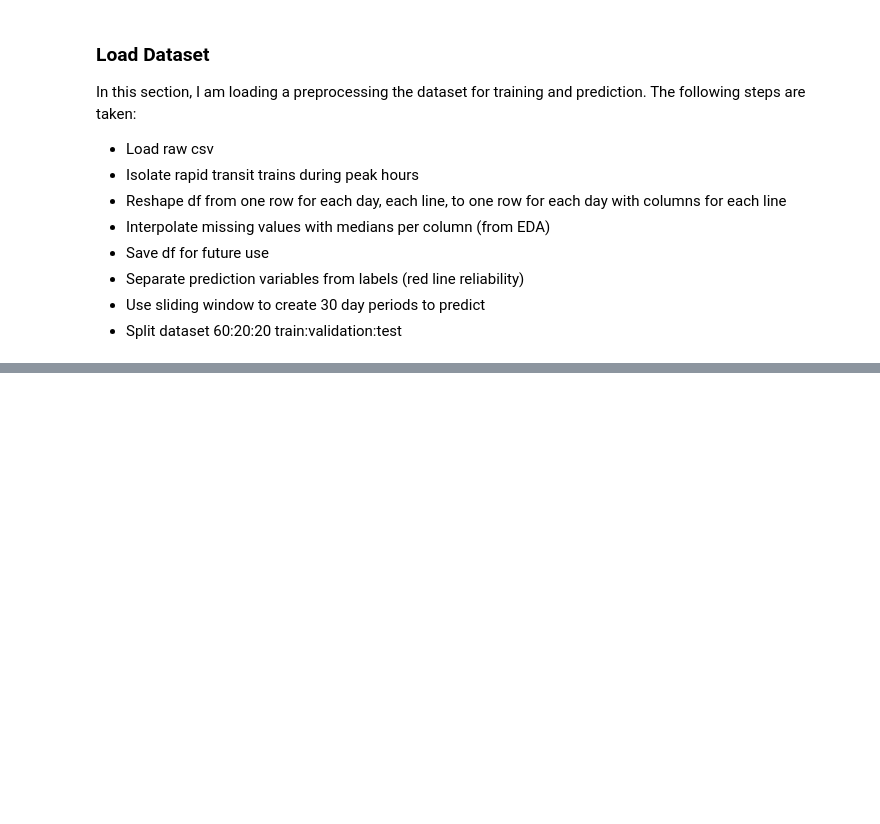
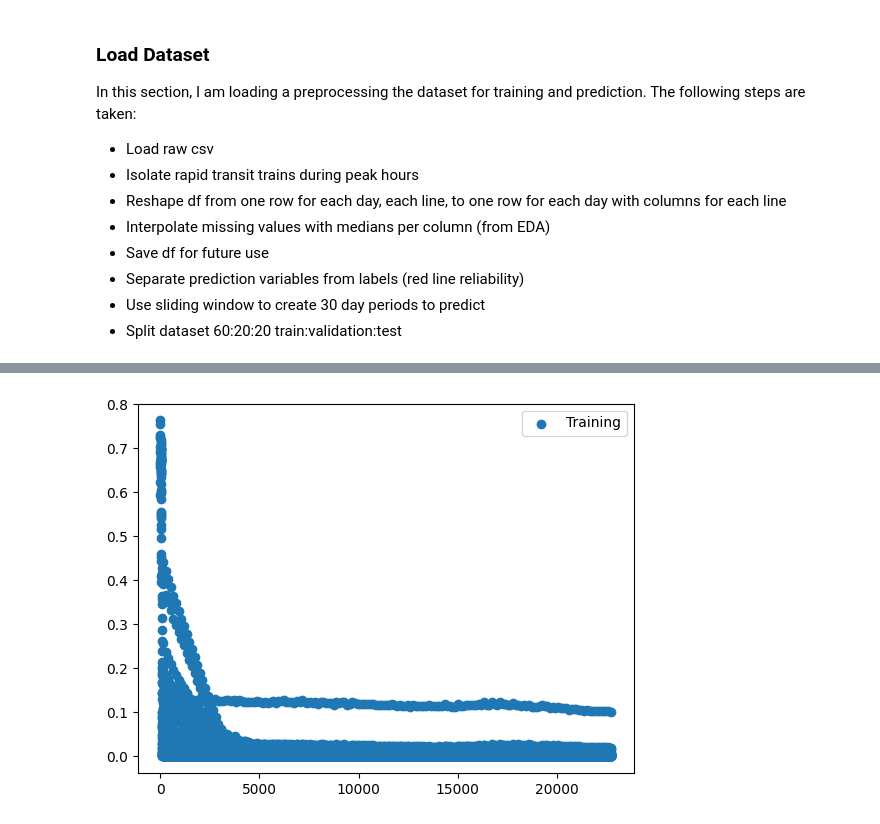
Before and after one commit to GrantPerkins/CS539FinalProject, a Jupyter notebook: ml.ipynb, the cells around one changed output, grey strips where cells are left out. Saved outputs shown, nothing was run; the diff lists cells and outputs as text; code cells hidden in the pictures; blank space fills up the shorter version.

```diff
--- a/ml.ipynb
+++ b/ml.ipynb
@@ -93,5 +118,5 @@ def load_dataset(mbta_df, window=30, val_split=0.2, test_split=0.2):
 # %%
 df = pd.read_csv("mbta.csv")
-train_X, train_y, val_X, val_y, test_X, test_y = load_dataset(df)
-print([i.shape for i in [train_X, train_y, val_X, val_y, test_X, test_y]])
+train_loader, val_loader, test_loader = load_dataset(df, window=30)
+# print([i.shape for i in [train_X, train_y, val_X, val_y, test_X, test_y]])
 # %% [output]
@@ -98,0 +135,25 @@ print([i.shape for i in [train_X, train_y, val_X, val_y, test_X, test_y]])
+# %%
+class LSTMClassifier(nn.Module):
+    """Very simple implementation of LSTM-based time-series classifier."""
+
+    def __init__(self, input_dim, hidden_dim, layer_dim, output_dim):
+        super().__init__()
+        self.hidden_dim = hidden_dim
+        self.layer_dim = layer_dim
+        self.rnn = nn.LSTM(input_dim, hidden_dim, layer_dim, batch_first=True, dropout=0.1)
+        self.fc = nn.Linear(hidden_dim, output_dim)
+        self.softmax = nn.Softmax(dim=1)
+        self.batch_size = None
+        self.hidden = None
+
+    def forward(self, x):
+        h0, c0 = self.init_hidden(x)
+        out, (hn, cn) = self.rnn(x, (h0, c0))
+        out = self.fc(out[:, -1, :])
+#         return self.softmax(out)
+        return out
+
+    def init_hidden(self, x):
+        h0 = torch.randn(self.layer_dim, x.size(0), self.hidden_dim)
+        c0 = torch.randn(self.layer_dim, x.size(0), self.hidden_dim)
+        return [t.cpu() for t in (h0, c0)]
@@ -98,0 +269,12 @@ print([i.shape for i in [train_X, train_y, val_X, val_y, test_X, test_y]])
+# %%
+for i in range(2):
+    for j in range(len(losses[i])):
+        losses[i][j] = float(losses[i][j])
+#         print(float(losses[i][j]))
+# %%
+plt.scatter(range(len(losses[0])), losses[0], label="Training")
+# plt.plot(range(len(losses[1])), losses[1], label="Validation")
+plt.legend()
+plt.show()
+# %% [output]
+[figure, added]
```
Also changed, not shown: parts of 12 cells of this notebook, 1 other file.
